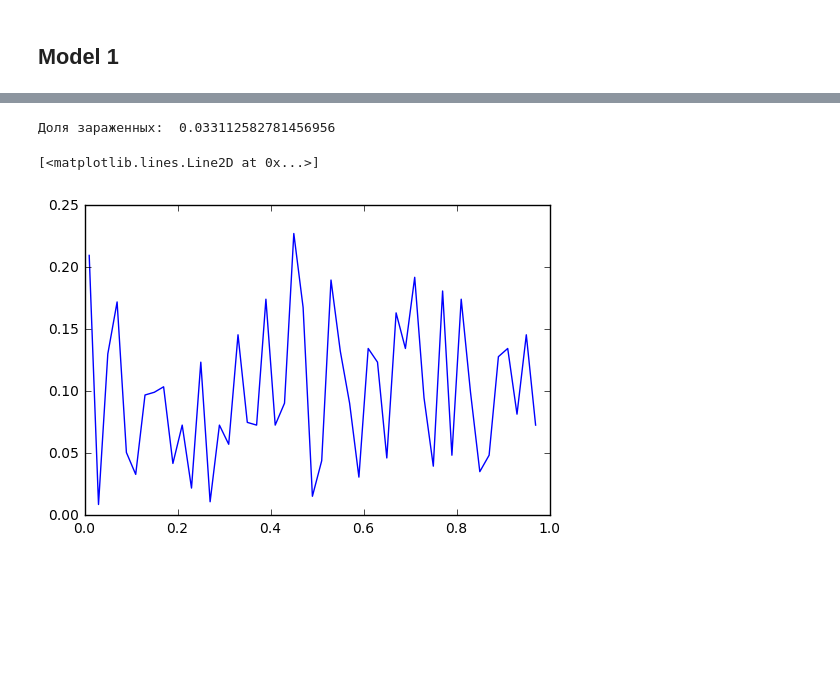
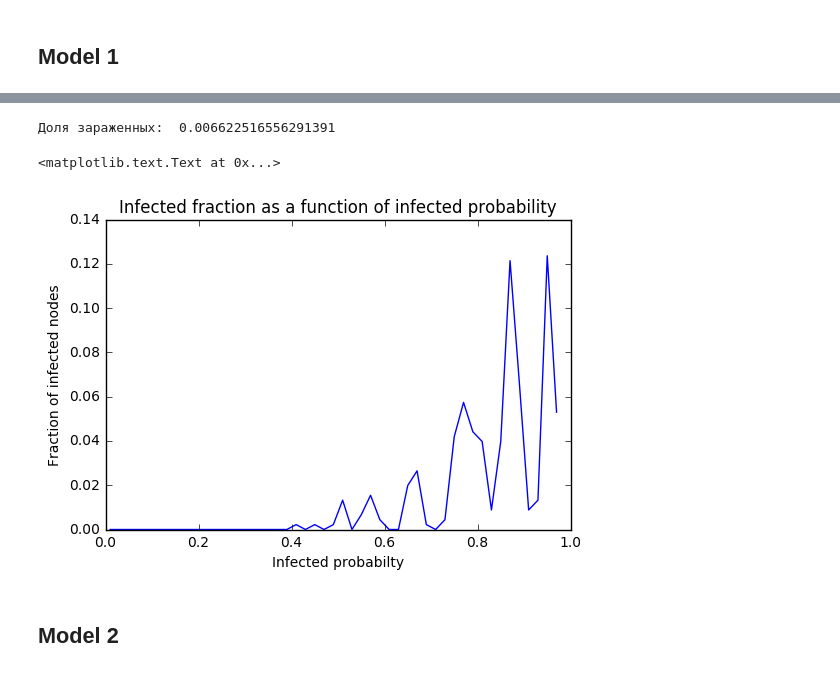
Before and after one commit to tsyrendylykova/multilayerNetwork, a Jupyter notebook: Senior thesis model.ipynb, the cells around one changed output, grey strips where cells are left out. Saved outputs shown, nothing was run; the diff lists cells and outputs as text; code cells hidden in the pictures; blank space fills up the shorter version.

```diff
--- a/Senior thesis model.ipynb
+++ b/Senior thesis model.ipynb
@@ -79,50 +104,59 @@ All infected nodes:  [303, 207, 227, 298, 153, 208, 422, 395, 444, 186, 302, 365
 # %%
-def getInfectedFraction(G, numberSteps, thresholdInf, thresholdSusc):
+def getInfectedFractionModel1(G, numberSteps, thresholdInf, thresholdSusc, startNode):
     inf = []
     susc = []
 
+    #выбираем случайным образом начальную вершину
     cur_infected_node = random.randint(1, nx.number_of_nodes(G))
 
     for i in range(numberSteps):
-        #print("Current infected: ", cur_infected_node)
+
+        #заражаем здоровую вершину
         if cur_infected_node not in inf:
             inf.append(cur_infected_node)
-        #print("All infected nodes: ", inf)
 
+        #выбираем случайным образом одного неактивного соседа этой вершины
         not_infected_neighbors = []
         for i in list(nx.all_neighbors(G, cur_infected_node)):
             if i not in inf:
                 not_infected_neighbors.append(i)
+        #если у вершины нет здоровых соседей, завершаем заражение
         if not not_infected_neighbors:
-            #print("Exit")
             break
 
-        #print("All neighbors of {}: ".format(cur_infected_node), list(nx.all_neighbors(G, cur_infected_node)))
+        next_infected_node = None
+        p = random.uniform(0, 1)
+        if p < thresholdInf:
+            next_infected_node = random.choice(not_infected_neighbors)
 
         p = random.uniform(0, 1)
-        #print(p)
-        if 1-p > thresholdSusc:
+        if 1 - p < thresholdSusc:
             inf.remove(cur_infected_node)
-        #print(1-p, inf)
-        if p > thresholdInf:
-            cur_infected_node = random.choice(not_infected_neighbors)
+            if next_infected_node == None:
+                break
 
-        #print("Next infected: ", cur_infected_node)
-        #print("-------------------------------")
+        if next_infected_node != None:
+            cur_infected_node = next_infected_node
     return inf
 # %%
-infected = getInfectedFraction(G, 10000000, 0.99, 0.01)
+infected = getInfectedFractionModel1(G, 10000000, 0.8, 0.2, 1)
 print("Доля зараженных: ", len(infected) / nx.number_of_nodes(G))
 # %% [output]
-Доля зараженных:  0.033112582781456956
+Доля зараженных:  0.006622516556291391
 # %%
 prob = np.arange(0.01, 0.99, 0.02)
+startNode = random.randint(1, nx.number_of_nodes(G))
 inf_arr = []
 for p in prob:
-    infected_arr = getInfectedFraction(G, 10000000000, p, 0.01)
+    infected_arr = getInfectedFractionModel1(G, 10000000000, p, 1-p, startNode)
     inf_arr.append(len(infected_arr) / nx.number_of_nodes(G))
-# %%
-plt.plot(prob, inf_arr)
-# %% [output]
-[<matplotlib.lines.Line2D at 0x...>]
-[figure, removed]
+# %%
+plt.title('Infected fraction as a function of infected probability')
+plt.plot(prob, inf_arr)
+plt.xlabel('Infected probabilty')
+plt.ylabel('Fraction of infected nodes')
+# %% [output]
+<matplotlib.text.Text at 0x...>
+[figure, added]
+# %% [markdown]
+## Model 2
```
Also changed, not shown: parts of 16 cells of this notebook, 1 other file.
